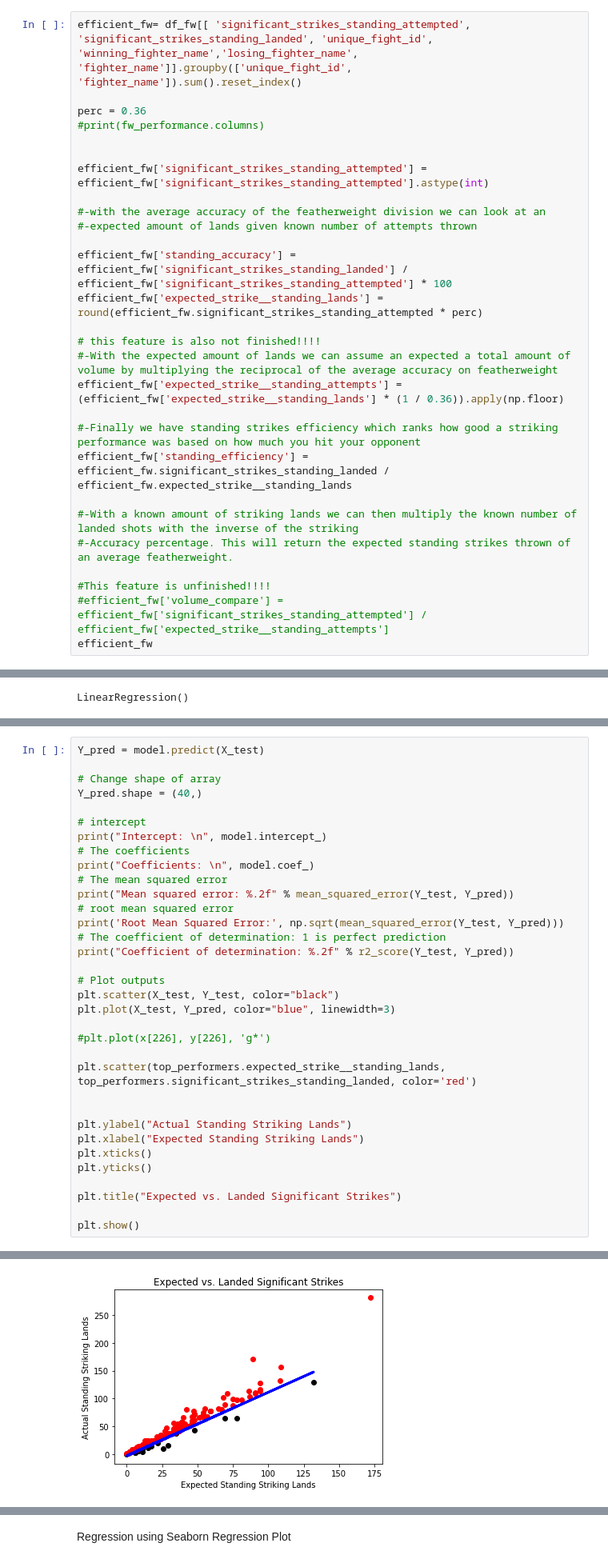
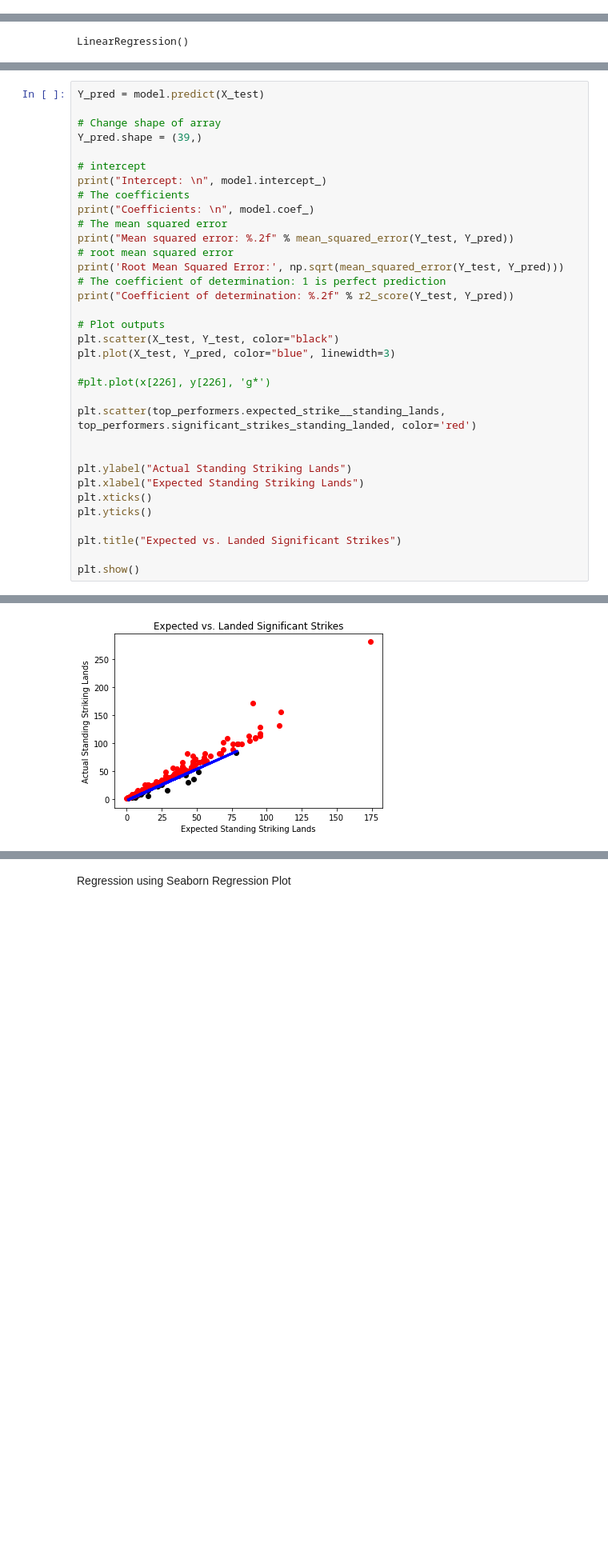
Before and after one commit to anthony-aleman/Featherweight, a Jupyter notebook: FW_EDA.ipynb, the cells around one changed output, grey strips where cells are left out. Shown at 80% size. Saved outputs shown, nothing was run; the diff lists cells and outputs as text; blank space fills up the shorter version.

```diff
--- a/FW_EDA.ipynb
+++ b/FW_EDA.ipynb
@@ -557,28 +590,0 @@ sns.histplot(data=accuracy_frame_fw, x="standing_accuracy", kde=True)
-# %%
-efficient_fw= df_fw[[ 'significant_strikes_standing_attempted', 'significant_strikes_standing_landed', 'unique_fight_id', 'winning_fighter_name','losing_fighter_name', 'fighter_name']].groupby(['unique_fight_id', 'fighter_name']).sum().reset_index()
-
-perc = 0.36
-#print(fw_performance.columns)
-
-
-efficient_fw['significant_strikes_standing_attempted'] = efficient_fw['significant_strikes_standing_attempted'].astype(int)
-
-#-with the average accuracy of the featherweight division we can look at an
-#-expected amount of lands given known number of attempts thrown
-
-efficient_fw['standing_accuracy'] = efficient_fw['significant_strikes_standing_landed'] / efficient_fw['significant_strikes_standing_attempted'] * 100
-efficient_fw['expected_strike__standing_lands'] = round(efficient_fw.significant_strikes_standing_attempted * perc)
-
-# this feature is also not finished!!!!
-#-With the expected amount of lands we can assume an expected a total amount of volume by multiplying the reciprocal of the average accuracy on featherweight
-efficient_fw['expected_strike__standing_attempts'] = (efficient_fw['expected_strike__standing_lands'] * (1 / 0.36)).apply(np.floor)
-
-#-Finally we have standing strikes efficiency which ranks how good a striking performance was based on how much you hit your opponent
-efficient_fw['standing_efficiency'] = efficient_fw.significant_strikes_standing_landed / efficient_fw.expected_strike__standing_lands
-
-#-With a known amount of striking lands we can then multiply the known number of landed shots with the inverse of the striking
-#-Accuracy percentage. This will return the expected standing strikes thrown of an average featherweight.
-
-#This feature is unfinished!!!!
-#efficient_fw['volume_compare'] = efficient_fw['significant_strikes_standing_attempted'] / efficient_fw['expected_strike__standing_attempts']
-efficient_fw
@@ -752,7 +742,7 @@ top_performers
 Y_pred = model.predict(X_test)
 
 # Change shape of array
-Y_pred.shape = (40,)
+Y_pred.shape = (39,)
 
 # intercept
 print("Intercept: \n", model.intercept_)
@@ -793,4 +783,4 @@ Coefficient of determination: 0.90
-[figure, old version]
+[figure, new version]
 # %%
 df_accur = pd.DataFrame({'Actual': Y_test, 'Predicted': Y_pred})
 
```
Also changed, not shown: parts of 27 cells of this notebook.
